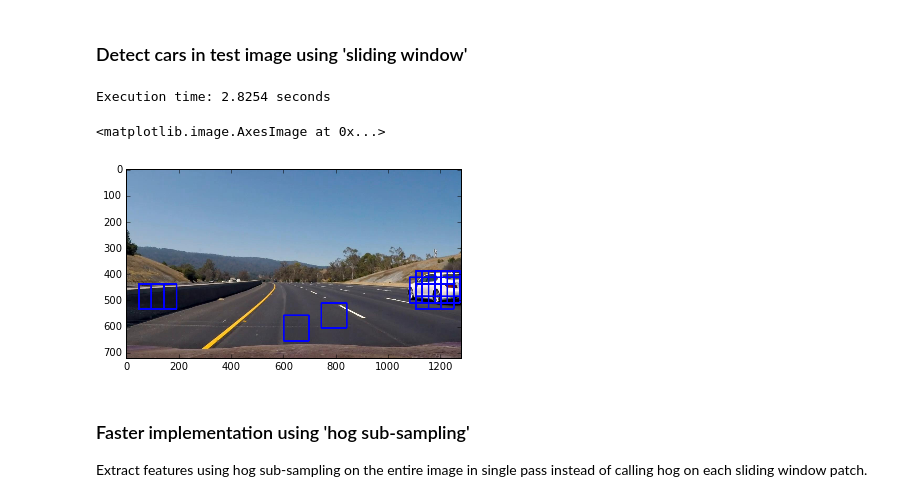
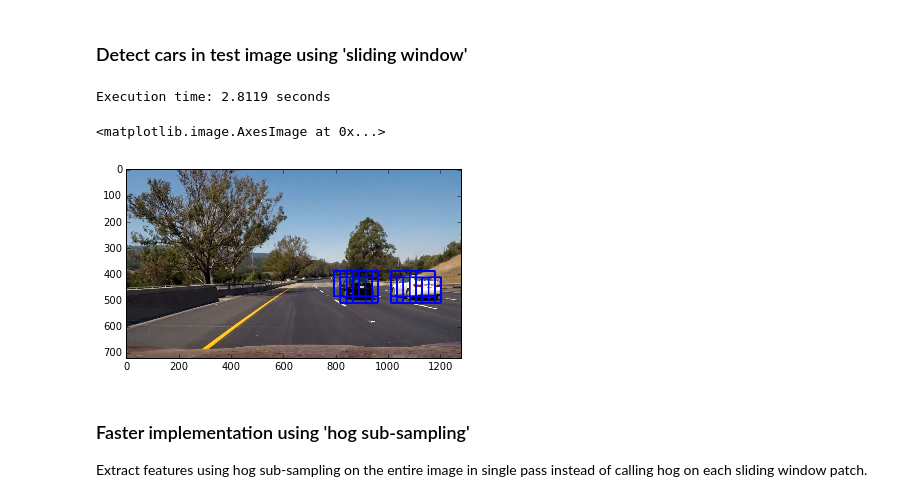
Before and after one commit to allen8r/sdc-vehicle-detection-tracking, a Jupyter notebook: detect-cars.ipynb, the cells around one changed output. Saved outputs shown, nothing was run; the diff lists cells and outputs as text; code cells hidden in the pictures.

```diff
--- a/detect-cars.ipynb
+++ b/detect-cars.ipynb
@@ -265,13 +269,19 @@ Feature vector length: 8460
 ['x_scaler.pkl']
 # %%
 # Train the Classifier
+parameters = {'C': [0.001, 0.0001, 0.00001],
+              'class_weight':['balanced', None]}
+
+
 # Use a linear SVC
 svc = LinearSVC()
 # Check the training time for the SVC
 t=time.time()
+svc = GridSearchCV(svc, parameters)
 svc.fit(X_train, y_train)
 t2 = time.time()
 print(round(t2-t, 2), 'Seconds to train SVC...')
+print('Best estimator: ', svc.best_estimator_)
 # Check the score of the SVC
 print('Test Accuracy of SVC = ', round(svc.score(X_test, y_test), 4))
 
@@ -294,37 +308,38 @@ Prediction on Test image  [ 0.]
 ### Detect cars in test image using 'sliding window'
 # %%
 # Using sliding window, extracting hog features per window
-#test_img = mpimg.imread('./test_images/test6.jpg')
-test_img = mpimg.imread('./test_images/proj_vid_frame8.jpg')
+test_img = mpimg.imread('./test_images/test6.jpg')
+#test_img = mpimg.imread('./test_images/proj_vid_frame8.jpg')
+#test_img = mpimg.imread('./test_images/proj_vid_frame24.jpg')
 draw_image = np.copy(test_img)
 
 t = time.time()
 
 # Uncomment the following line if you extracted training
 # data from .png images (scaled 0 to 1 by mpimg) and the
 # image you are searching is a .jpg (scaled 0 to 255)
 #image = image.astype(np.float32)/255
 
 windows = slide_window(test_img, x_start_stop=[None, None], y_start_stop=y_start_stop,
                     xy_window=(96, 96), xy_overlap=(0.75, 0.75))
 
 hot_windows = search_windows(test_img, windows, svc, X_scaler, color_space=color_space,
                         spatial_size=spatial_size, hist_bins=hist_bins,
                         orient=orient, pix_per_cell=pix_per_cell,
                         cell_per_block=cell_per_block,
                         hog_channel=hog_channel, spatial_feat=spatial_feat,
                         hist_feat=hist_feat, hog_feat=hog_feat)
 
 window_img = draw_boxes(draw_image, hot_windows, color=(0, 0, 255), thick=6)
 
 t2 = time.time()
 print('Execution time: {} seconds'.format(round(t2-t, 4)))
 
 plt.imshow(window_img)
 # %% [output]
-Execution time: 2.8254 seconds
+Execution time: 2.8119 seconds
 <matplotlib.image.AxesImage at 0x...>
-[figure, old version]
+[figure, new version]
 # %% [markdown]
 ### Faster implementation using 'hog sub-sampling'
 
```
Also changed, not shown: parts of 10 cells of this notebook, 11 other files.
